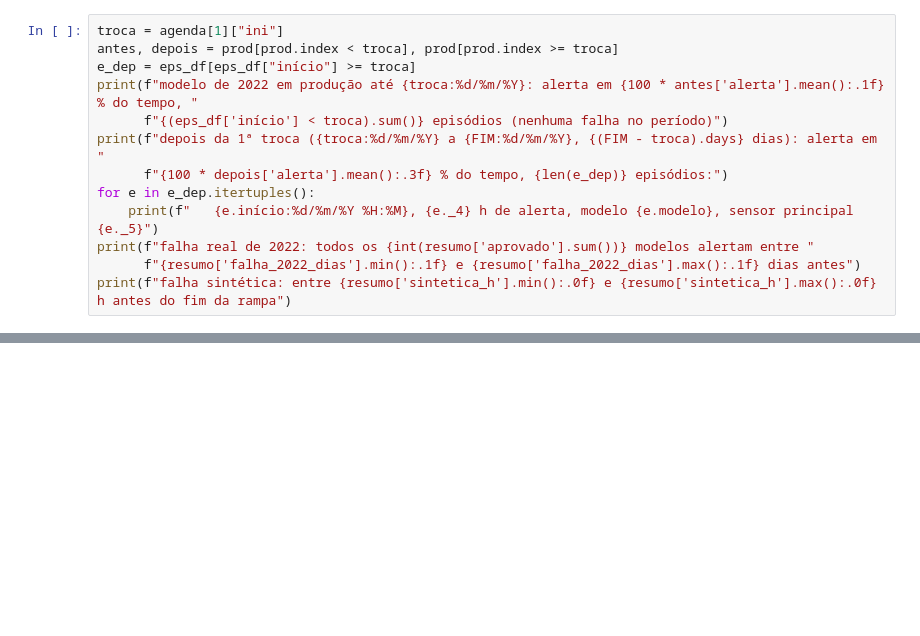
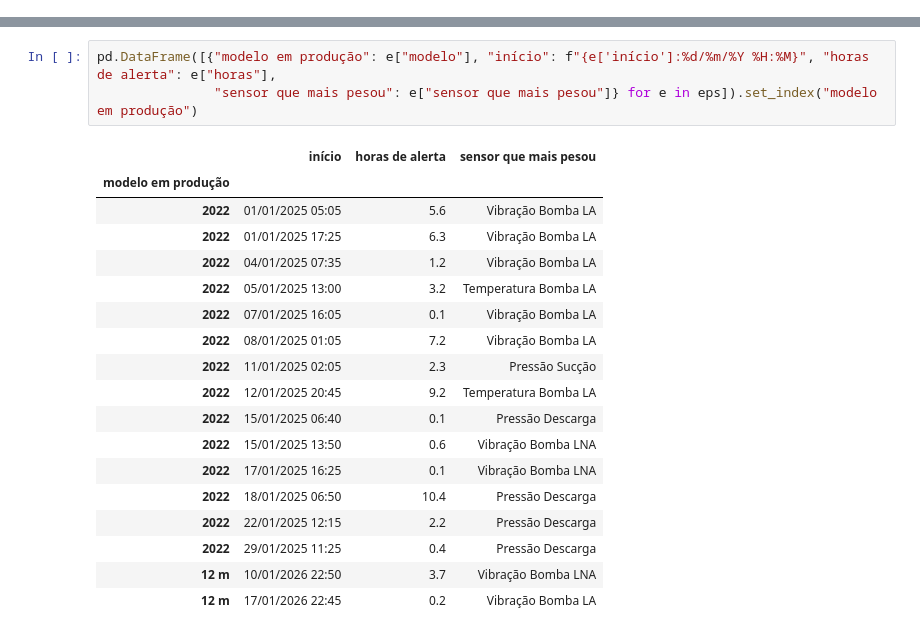
Before and after one commit to SIMPred-Petrobras/transpetro-models, a Jupyter notebook: notebooks/drift/replay_pipeline_B-8802B.ipynb, the cells around one changed output, grey strips where cells are left out. Saved outputs shown, nothing was run; the diff lists cells and outputs as text; blank space fills up the shorter version.

```diff
--- a/notebooks/drift/replay_pipeline_B-8802B.ipynb
+++ b/notebooks/drift/replay_pipeline_B-8802B.ipynb
@@ -306,13 +88,0 @@ sens.round(2).set_index("etapa")
-# %%
-troca = agenda[1]["ini"]
-antes, depois = prod[prod.index < troca], prod[prod.index >= troca]
-e_dep = eps_df[eps_df["início"] >= troca]
-print(f"modelo de 2022 em produção até {troca:%d/%m/%Y}: alerta em {100 * antes['alerta'].mean():.1f} % do tempo, "
-      f"{(eps_df['início'] < troca).sum()} episódios (nenhuma falha no período)")
-print(f"depois da 1ª troca ({troca:%d/%m/%Y} a {FIM:%d/%m/%Y}, {(FIM - troca).days} dias): alerta em "
-      f"{100 * depois['alerta'].mean():.3f} % do tempo, {len(e_dep)} episódios:")
-for e in e_dep.itertuples():
-    print(f"   {e.início:%d/%m/%Y %H:%M}, {e._4} h de alerta, modelo {e.modelo}, sensor principal {e._5}")
-print(f"falha real de 2022: todos os {int(resumo['aprovado'].sum())} modelos alertam entre "
-      f"{resumo['falha_2022_dias'].min():.1f} e {resumo['falha_2022_dias'].max():.1f} dias antes")
-print(f"falha sintética: entre {resumo['sintetica_h'].min():.0f} e {resumo['sintetica_h'].max():.0f} h antes do fim da rampa")
@@ -358,0 +156,22 @@ episódios em 18 meses, sem perder a detecção da falha de 2022 em nenhum mês,
+# %%
+pd.DataFrame([{"modelo em produção": e["modelo"], "início": f"{e['início']:%d/%m/%Y %H:%M}", "horas de alerta": e["horas"],
+               "sensor que mais pesou": e["sensor que mais pesou"]} for e in eps]).set_index("modelo em produção")
+# %% [output]
+|  | início | horas de alerta | sensor que mais pesou |
+| modelo em produção |  |  |  |
+| 2022 | 01/01/2025 05:05 | 5.6 | Vibração Bomba LA |
+| 2022 | 01/01/2025 17:25 | 6.3 | Vibração Bomba LA |
+| 2022 | 04/01/2025 07:35 | 1.2 | Vibração Bomba LA |
+| 2022 | 05/01/2025 13:00 | 3.2 | Temperatura Bomba LA |
+| 2022 | 07/01/2025 16:05 | 0.1 | Vibração Bomba LA |
+| 2022 | 08/01/2025 01:05 | 7.2 | Vibração Bomba LA |
+| 2022 | 11/01/2025 02:05 | 2.3 | Pressão Sucção |
+| 2022 | 12/01/2025 20:45 | 9.2 | Temperatura Bomba LA |
+| 2022 | 15/01/2025 06:40 | 0.1 | Pressão Descarga |
+| 2022 | 15/01/2025 13:50 | 0.6 | Vibração Bomba LNA |
+| 2022 | 17/01/2025 16:25 | 0.1 | Vibração Bomba LNA |
+| 2022 | 18/01/2025 06:50 | 10.4 | Pressão Descarga |
+| 2022 | 22/01/2025 12:15 | 2.2 | Pressão Descarga |
+| 2022 | 29/01/2025 11:25 | 0.4 | Pressão Descarga |
+| 12 m | 10/01/2026 22:50 | 3.7 | Vibração Bomba LNA |
+| 12 m | 17/01/2026 22:45 | 0.2 | Vibração Bomba LA |
```
Also changed, not shown: parts of 26 cells of this notebook.
